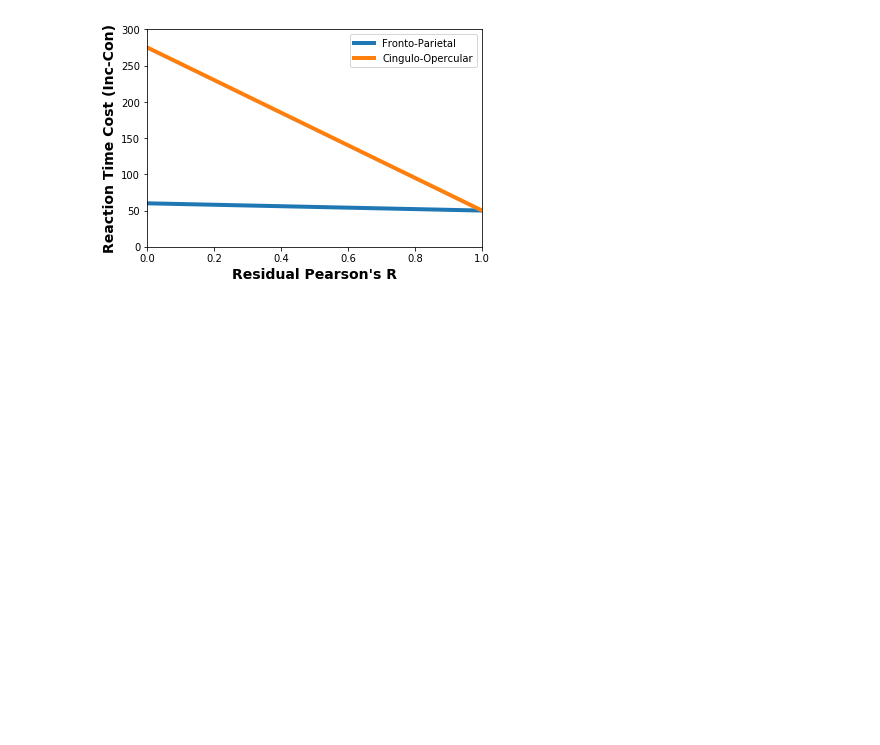
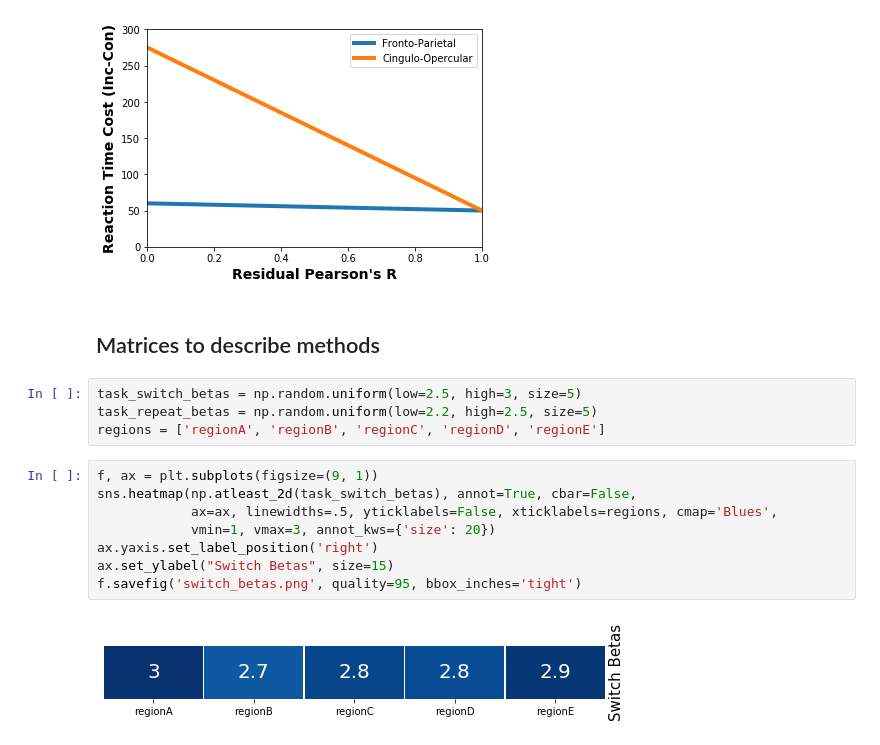
Before and after one commit to jdkent/theses, a Jupyter notebook: notebooks/Predicitions.ipynb, the cells around one changed output. Drawn from its saved outputs; the diff is of its cells as text; blank space fills up the shorter version.

Commit message:
generate new figures for predictions

```diff
--- a/notebooks/Predicitions.ipynb
+++ b/notebooks/Predicitions.ipynb
@@ -145,3 +145,19 @@ plt.ylim(ymin=0, ymax=300)
 plt.savefig('../img/Aim3/predict_residuals_rt_cost_spc.png')
 # %% [output]
 [figure]
+# %% [markdown]
+## Matrices to describe methods
+# %%
+task_switch_betas = np.random.uniform(low=2.5, high=3, size=5)
+task_repeat_betas = np.random.uniform(low=2.2, high=2.5, size=5)
+regions = ['regionA', 'regionB', 'regionC', 'regionD', 'regionE']
+# %%
+f, ax = plt.subplots(figsize=(9, 1))
+sns.heatmap(np.atleast_2d(task_switch_betas), annot=True, cbar=False,
+            ax=ax, linewidths=.5, yticklabels=False, xticklabels=regions, cmap='Blues',
+            vmin=1, vmax=3, annot_kws={'size': 20})
+ax.yaxis.set_label_position('right')
+ax.set_ylabel("Switch Betas", size=15)
+f.savefig('switch_betas.png', quality=95, bbox_inches='tight')
+# %% [output]
+[figure, added]
```
Also changed, not shown: parts of 70 cells of this notebook, 42 other files.
